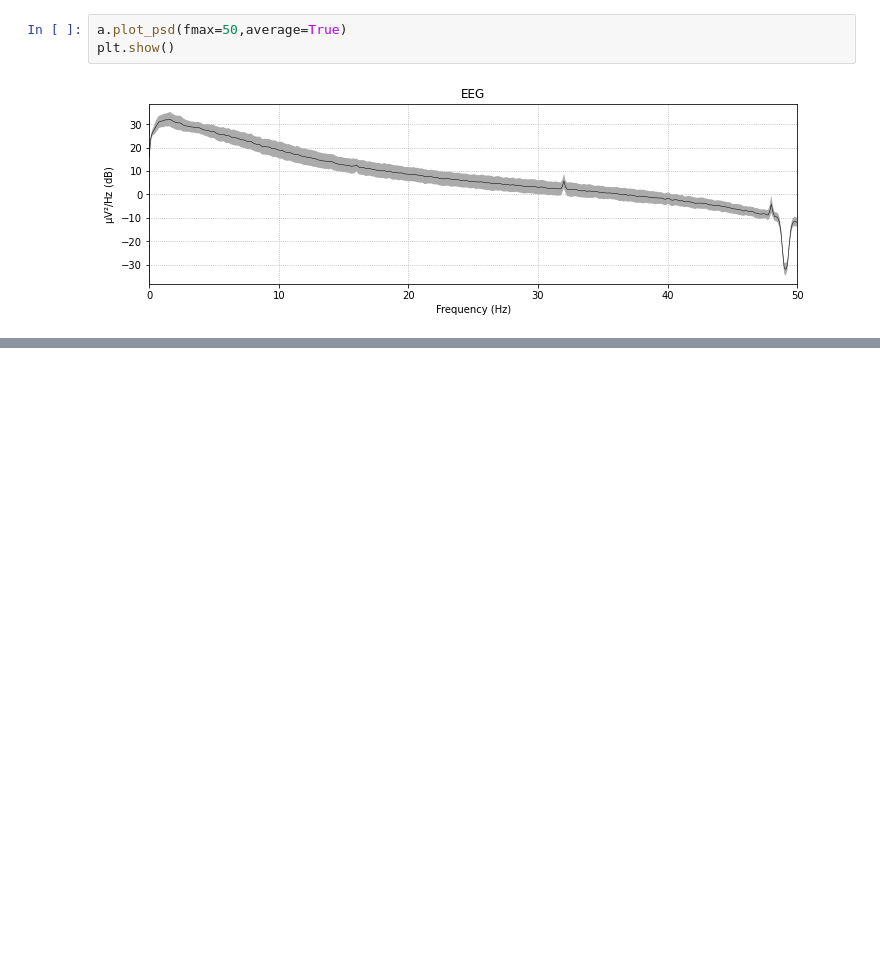
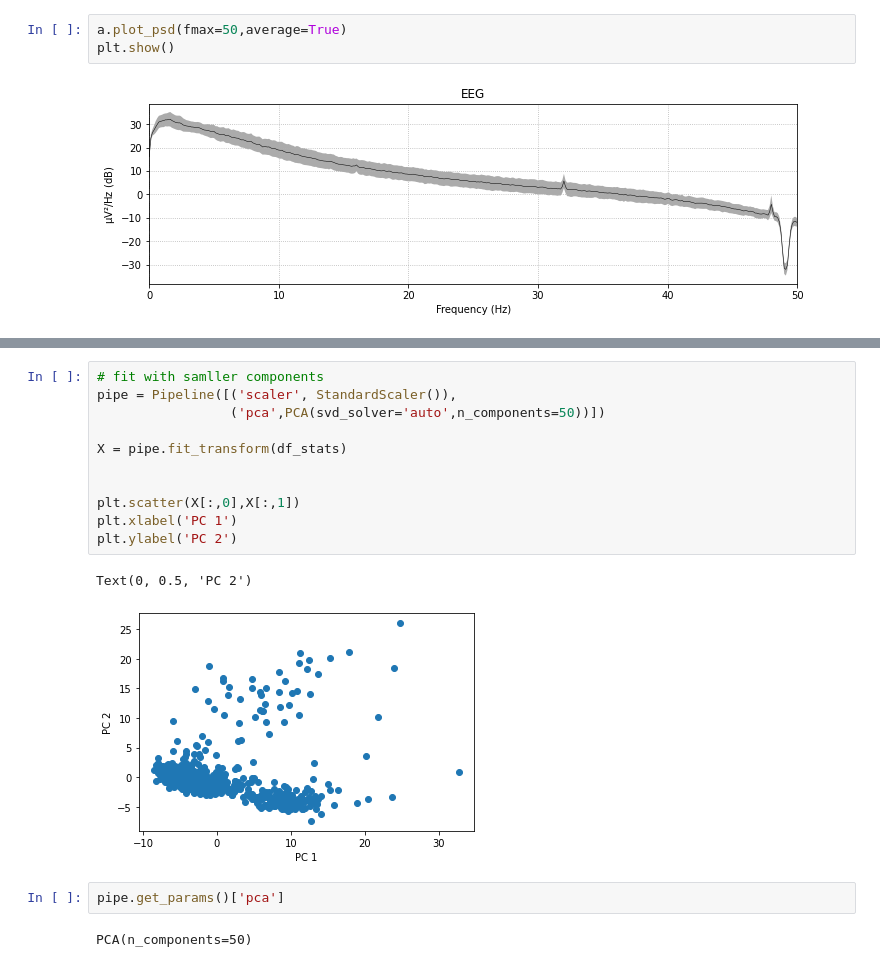
Before and after one commit to mattjdavis/eeg_classifier, a Jupyter notebook: load_data.ipynb, the cells around one changed output, grey strips where cells are left out. Drawn from its saved outputs; the diff is of its cells as text; blank space fills up the shorter version.

```diff
--- a/load_data.ipynb
+++ b/load_data.ipynb
@@ -334,0 +452,18 @@ i, n = load_info('data/chb-mit-scalp-eeg-database-1.0.0/chb04/chb04-summary.txt'
+# %%
+# fit with samller components
+pipe = Pipeline([('scaler', StandardScaler()),
+                 ('pca',PCA(svd_solver='auto',n_components=50))])
+
+X = pipe.fit_transform(df_stats)
+
+
+plt.scatter(X[:,0],X[:,1])
+plt.xlabel('PC 1')
+plt.ylabel('PC 2')
+# %% [output]
+Text(0, 0.5, 'PC 2')
+[figure, added]
+# %%
+pipe.get_params()['pca']
+# %% [output]
+PCA(n_components=50)
```
Also changed, not shown: parts of 62 cells of this notebook.
